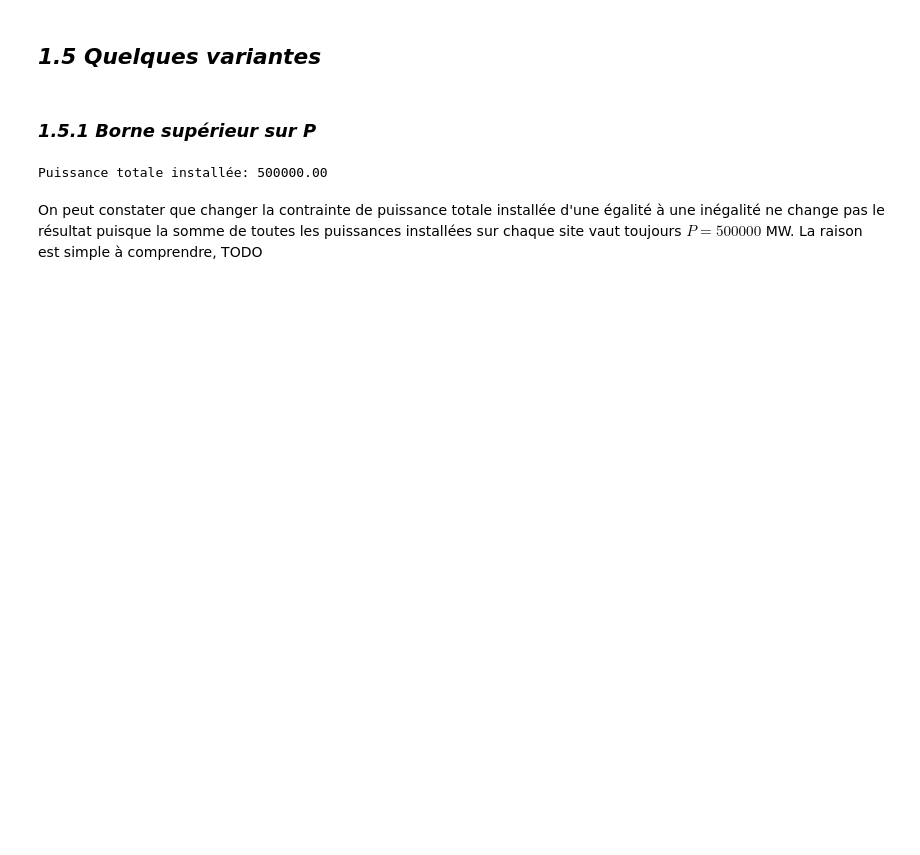
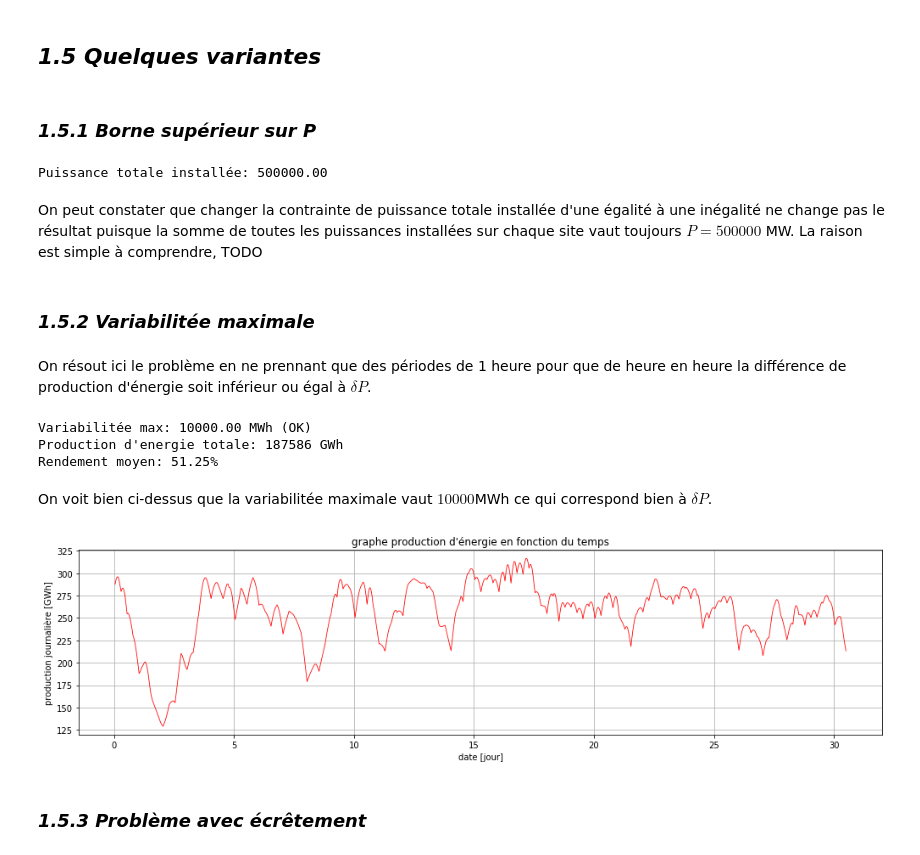
Before and after one commit to Zepp176/Projet_optimisation, a Jupyter notebook: Rapport-propre.ipynb, the cells around one changed output. Drawn from its saved outputs; the diff is of its cells as text; code cells hidden in the pictures; blank space fills up the shorter version.

```diff
--- a/Rapport-propre.ipynb
+++ b/Rapport-propre.ipynb
@@ -471,3 +473,5 @@ Puissance totale installée: 500000.00
 # %% [markdown]
 On peut constater que changer la contrainte de puissance totale installée d'une égalité à une inégalité ne change pas le résultat puisque la somme de toutes les puissances installées sur chaque site vaut toujours $P = 500000$ MW.
 La raison est simple à comprendre, TODO
+# %% [markdown]
+### *1.5.2 Variabilitée maximale*
@@ -473,0 +524,44 @@ La raison est simple à comprendre, TODO
+# %% [markdown]
+On résout ici le problème en ne prennant que des périodes de 1 heure pour que de heure en heure la différence de production d'énergie soit inférieur ou égal à $\delta P$.
+# %%
+N = 244*3
+T = 1
+P = 500000
+d = 0.02
+k = 0.17
+
+si = resolution_var_max(N, T, P, d, k, verbose=False)[0]
+
+sol_var_max = si.primalVariableSolution['x']
+sol_t_var_max = si.primalVariableSolution['t']
+
+
+print("Variabilitée max: {:.2f} MWh ({})".format(sol_t_var_max.max(), "OK" if abs(sol_t_var_max.max() - d*P*T) <= 1e-3 else "NOT OK"))
+
+print("Production d'energie totale: {:.0f} GWh".format(-si.objectiveValue/1000))
+
+print("Rendement moyen: {:.2f}%".format(-si.objectiveValue/(P*N)*100))
+# %% [output]
+Variabilitée max: 10000.00 MWh (OK)
+Production d'energie totale: 187586 GWh
+Rendement moyen: 51.25%
+# %% [markdown]
+On voit bien ci-dessus que la variabilitée maximale vaut $10000$MWh ce qui correspond bien à $\delta P$.
+# %%
+# plot energie avec variabilitée max en fonction du temps
+
+energie = np.array(rend.T).dot(sol_var_max)/1000
+x_graph = np.arange(1,N+1,1)/24
+
+plt.figure(figsize=(17,4))
+plt.plot(x_graph, energie, '-r', linewidth=0.8)
+plt.xlabel('date [jour]')
+plt.ylabel('production journalière [GWh]')
+plt.title('graphe production d\'énergie en fonction du temps')
+plt.grid(True)
+
+plt.show()
+# %% [output]
+[figure, added]
+# %% [markdown]
+### *1.5.3 Problème avec écrêtement*
```
Also changed, not shown: parts of 5 cells of this notebook.
